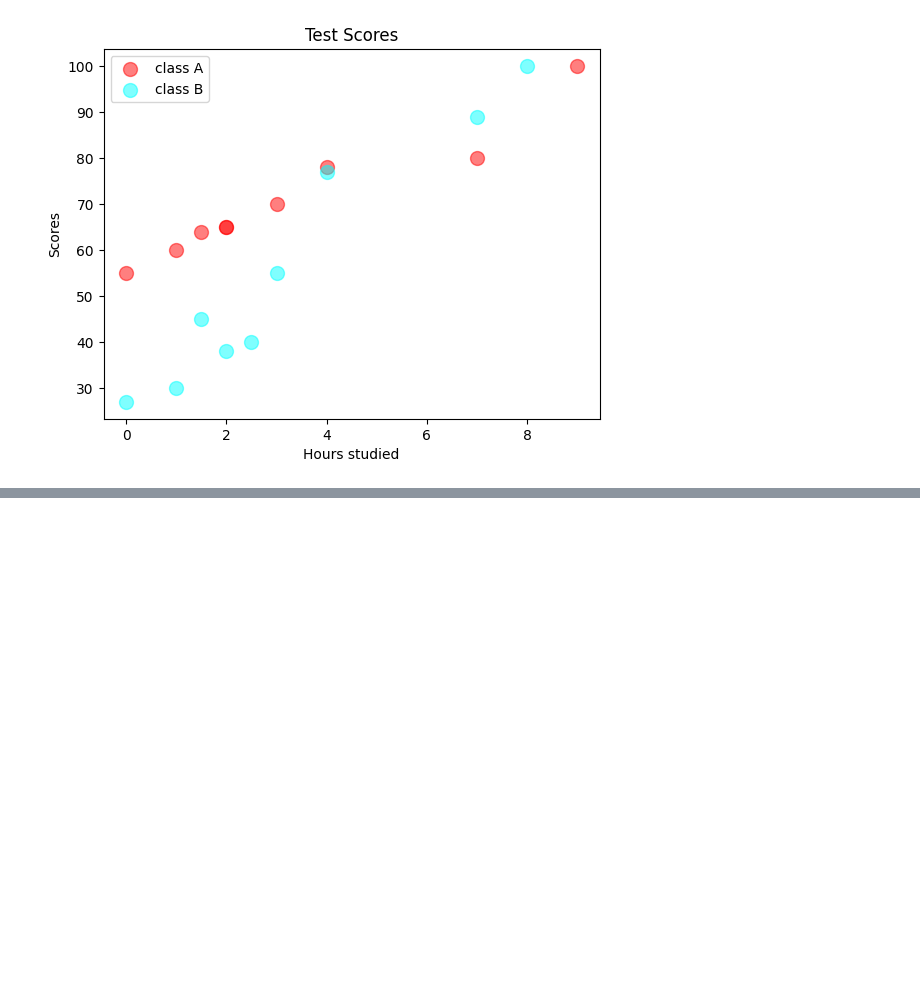
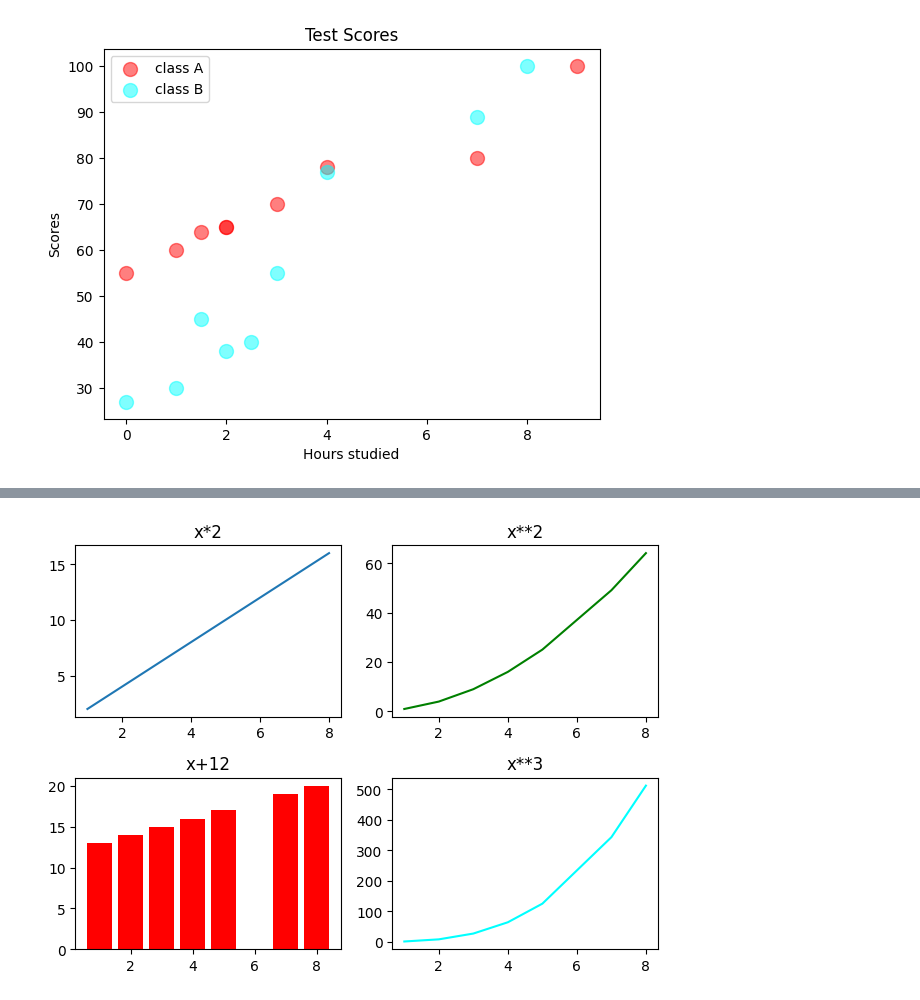
Before and after one commit to BhuVanesh5512/Practice, a Jupyter notebook: matplot.ipynb, the cells around one changed output, grey strips where cells are left out. Cells and saved outputs as stored; diff of their text form; code cells hidden in the pictures; blank space fills up the shorter version.

```diff
--- a/matplot.ipynb
+++ b/matplot.ipynb
@@ -231,0 +268,19 @@ plt.show()
+# %%
+x = np.array([1,2,3,4,5,7,8])
+figure , axes = plt.subplots(2,2)
+axes[0,0].plot(x,x*2)
+axes[0,0].set_title("x*2")
+
+axes[0,1].plot(x,x**2,color="green")
+axes[0,1].set_title("x**2")
+
+axes[1,0].bar(x,x+12,color="red")#change type of plot if u want to use
+axes[1,0].set_title("x+12")
+
+axes[1,1].plot(x,x**3,color="cyan")
+axes[1,1].set_title("x**3")
+
+plt.tight_layout()#used for dismiss overlapping
+plt.show()
+# %% [output]
+[figure, added]
```
Also changed, not shown: parts of 11 cells of this notebook, 1 other file.
